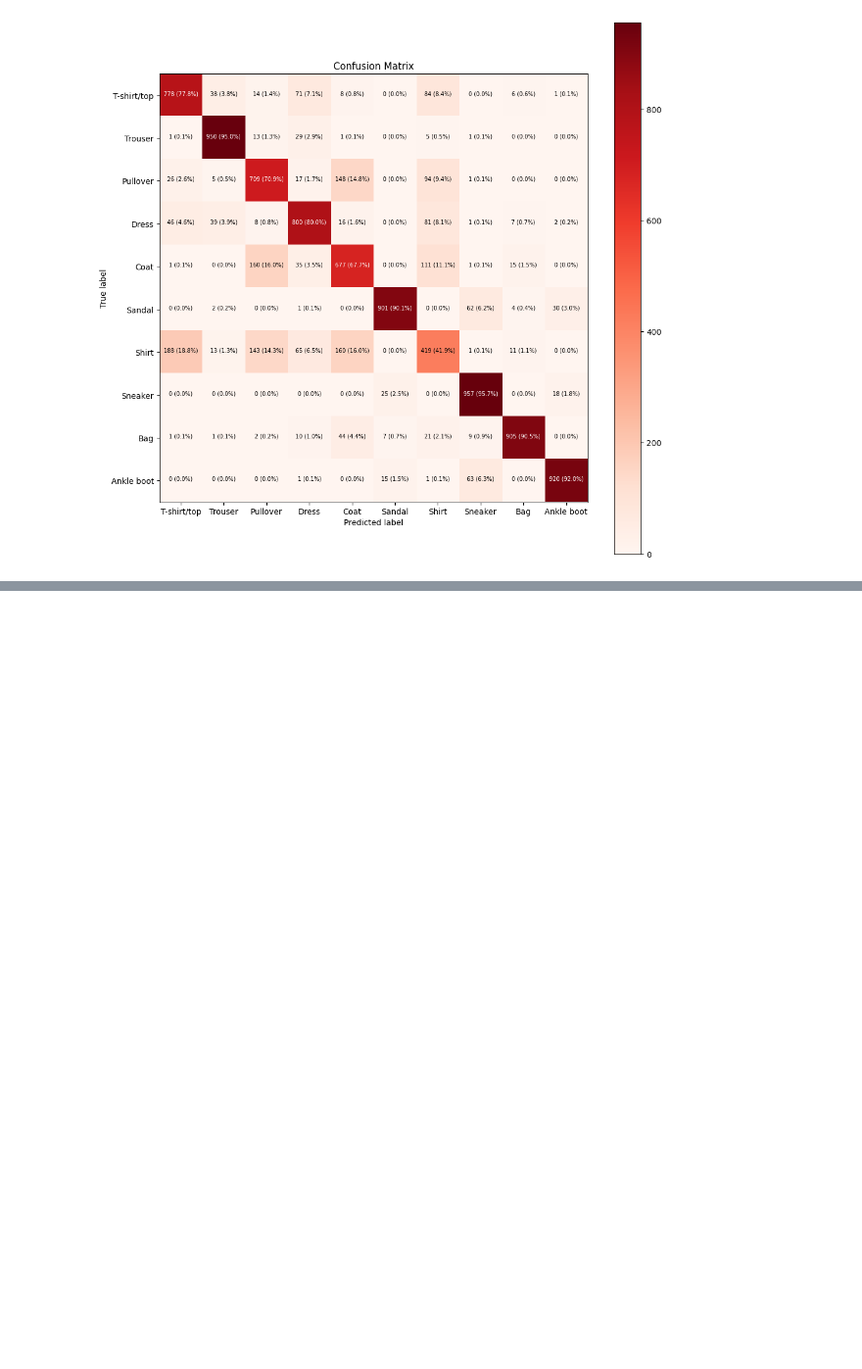
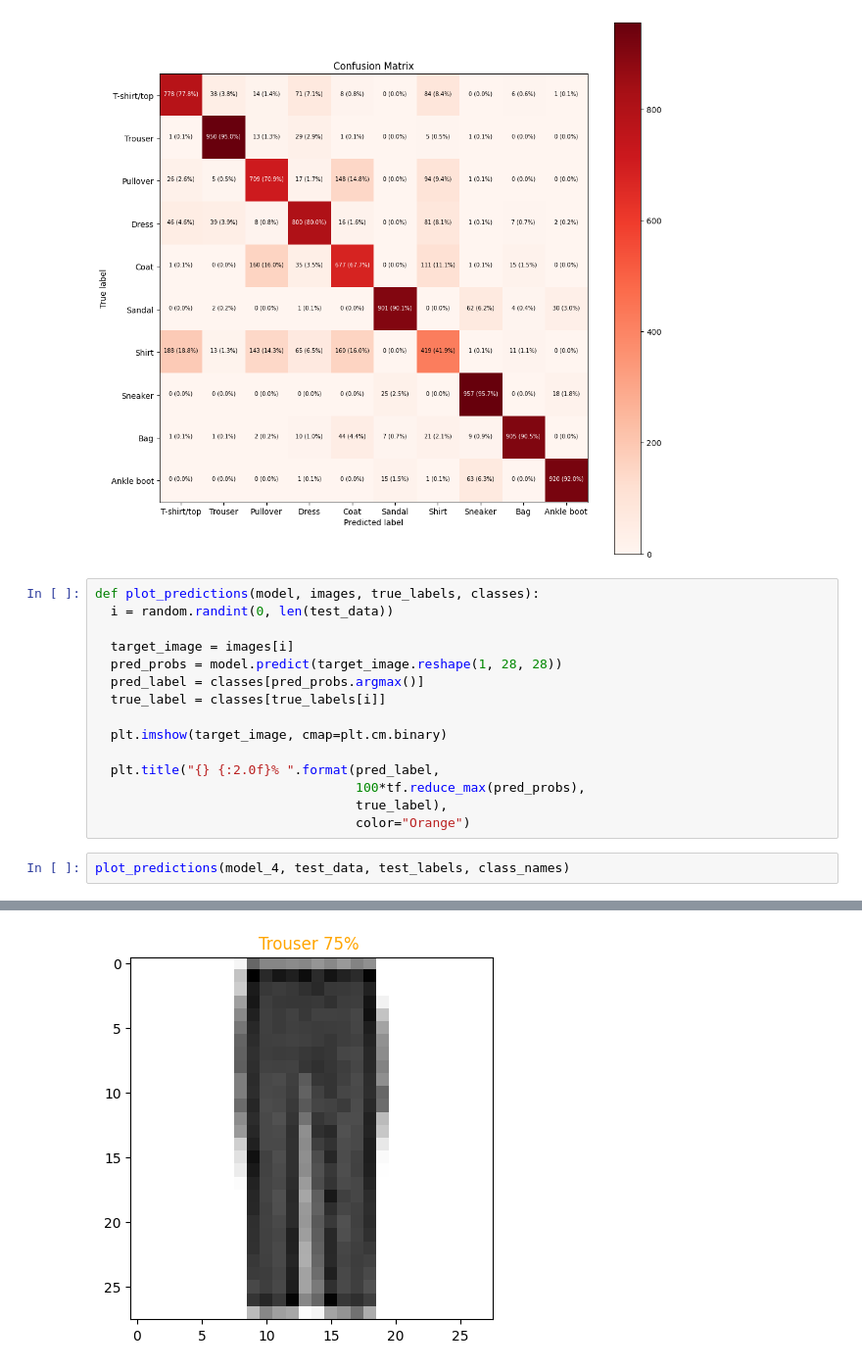
Before and after one commit to onurrtosunn/Deep-Leerning-w-Tensorflow, a Jupyter notebook: Tensorflow-Fundamentals/multi_class_classification.ipynb, the cells around one changed output, grey strips where cells are left out. Shown at 98% size. Saved outputs shown, nothing was run; the diff lists cells and outputs as text; blank space fills up the shorter version.

Commit message:
Added plot predictions function

```diff
--- a/Tensorflow-Fundamentals/multi_class_classification.ipynb
+++ b/Tensorflow-Fundamentals/multi_class_classification.ipynb
@@ -322,3 +322,21 @@ make_confusion_matrix(y_true=test_labels,
                       text_size=7)
 # %% [output]
 [figure]
+# %%
+def plot_predictions(model, images, true_labels, classes):
+  i = random.randint(0, len(test_data))
+
+  target_image = images[i]
+  pred_probs = model.predict(target_image.reshape(1, 28, 28))
+  pred_label = classes[pred_probs.argmax()]
+  true_label = classes[true_labels[i]]
+
+  plt.imshow(target_image, cmap=plt.cm.binary)
+
+  plt.title("{} {:2.0f}% ".format(pred_label,
+                                  100*tf.reduce_max(pred_probs),
+                                  true_label),
+                                  color="Orange")
+# %%
+plot_predictions(model_4, test_data, test_labels, class_names)
+# %% [output]
@@ -324,0 +344 @@ make_confusion_matrix(y_true=test_labels,
+[figure, added]
```
Also changed, not shown: parts of 2 cells of this notebook.
